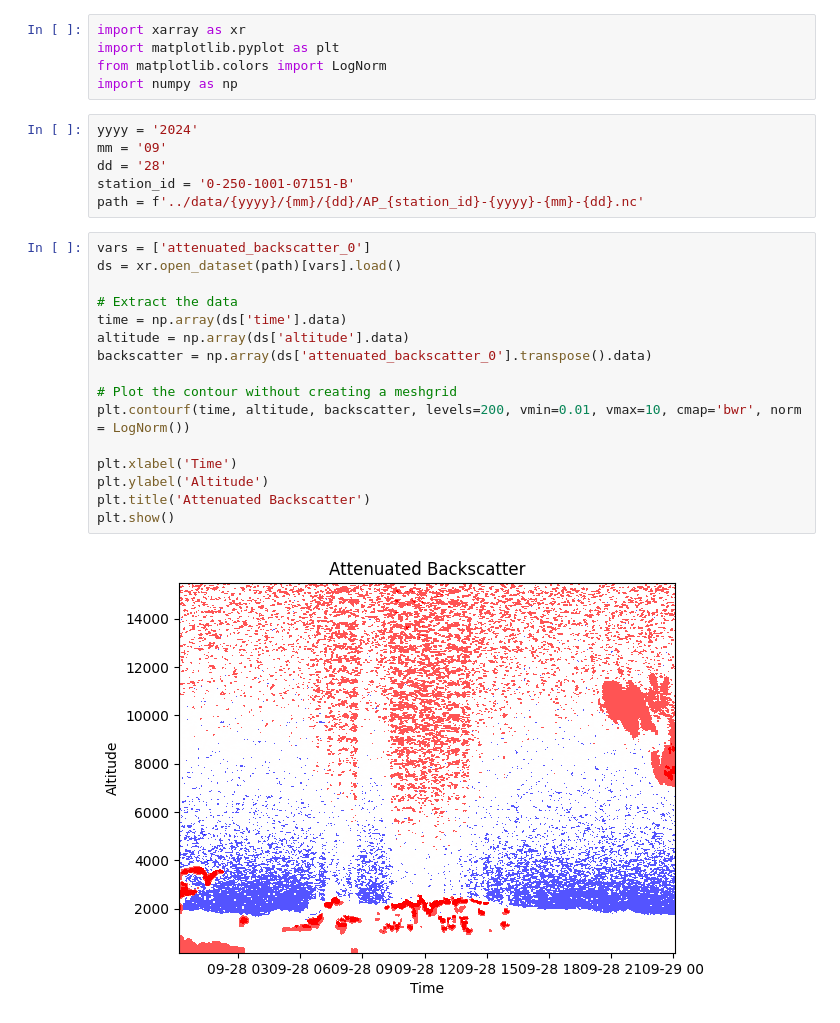
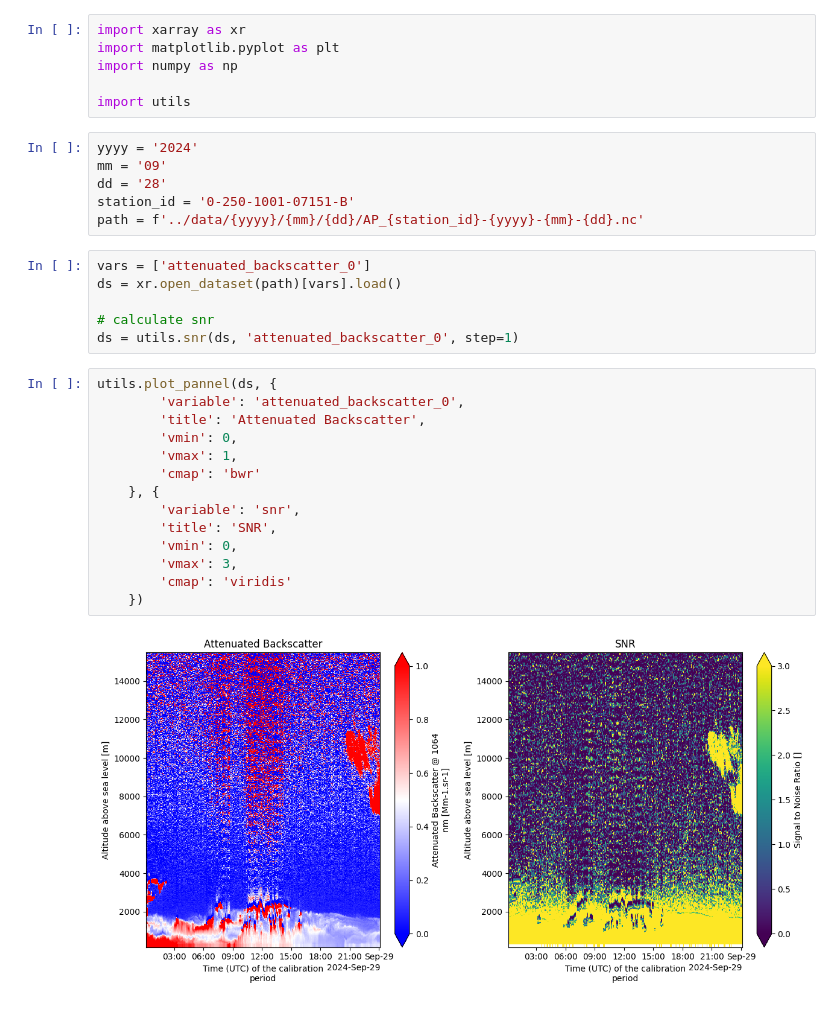
Before and after one commit to AugustinMortier/ai-profiles, a Jupyter notebook: dev.ipynb, the cells around one changed output. Drawn from its saved outputs; the diff is of its cells as text.

Commit message:
add some utils

```diff
--- a/dev.ipynb
+++ b/dev.ipynb
@@ -1,29 +1,34 @@
 # %%
 import xarray as xr
 import matplotlib.pyplot as plt
-from matplotlib.colors import LogNorm
 import numpy as np
+
+import utils
 # %%
 yyyy = '2024'
 mm = '09'
 dd = '28'
 station_id = '0-250-1001-07151-B'
 path = f'../data/{yyyy}/{mm}/{dd}/AP_{station_id}-{yyyy}-{mm}-{dd}.nc'
-# %%
-vars = ['attenuated_backscatter_0']
-ds = xr.open_dataset(path)[vars].load()
-
-# Extract the data
-time = np.array(ds['time'].data)
-altitude = np.array(ds['altitude'].data)
-backscatter = np.array(ds['attenuated_backscatter_0'].transpose().data)
-
-# Plot the contour without creating a meshgrid
-plt.contourf(time, altitude, backscatter, levels=200, vmin=0.01, vmax=10, cmap='bwr', norm = LogNorm())
-
-plt.xlabel('Time')
-plt.ylabel('Altitude')
-plt.title('Attenuated Backscatter')
-plt.show()
-# %% [output]
-[figure, removed]
+# %%
+vars = ['attenuated_backscatter_0']
+ds = xr.open_dataset(path)[vars].load()
+
+# calculate snr
+ds = utils.snr(ds, 'attenuated_backscatter_0', step=1)
+# %%
+utils.plot_pannel(ds, {
+        'variable': 'attenuated_backscatter_0',
+        'title': 'Attenuated Backscatter',
+        'vmin': 0,
+        'vmax': 1,
+        'cmap': 'bwr'
+    }, {
+        'variable': 'snr',
+        'title': 'SNR',
+        'vmin': 0,
+        'vmax': 3,
+        'cmap': 'viridis'
+    })
+# %% [output]
+[figure, added]
```
Also changed, not shown: parts of 1 cell of this notebook, 3 other files.
